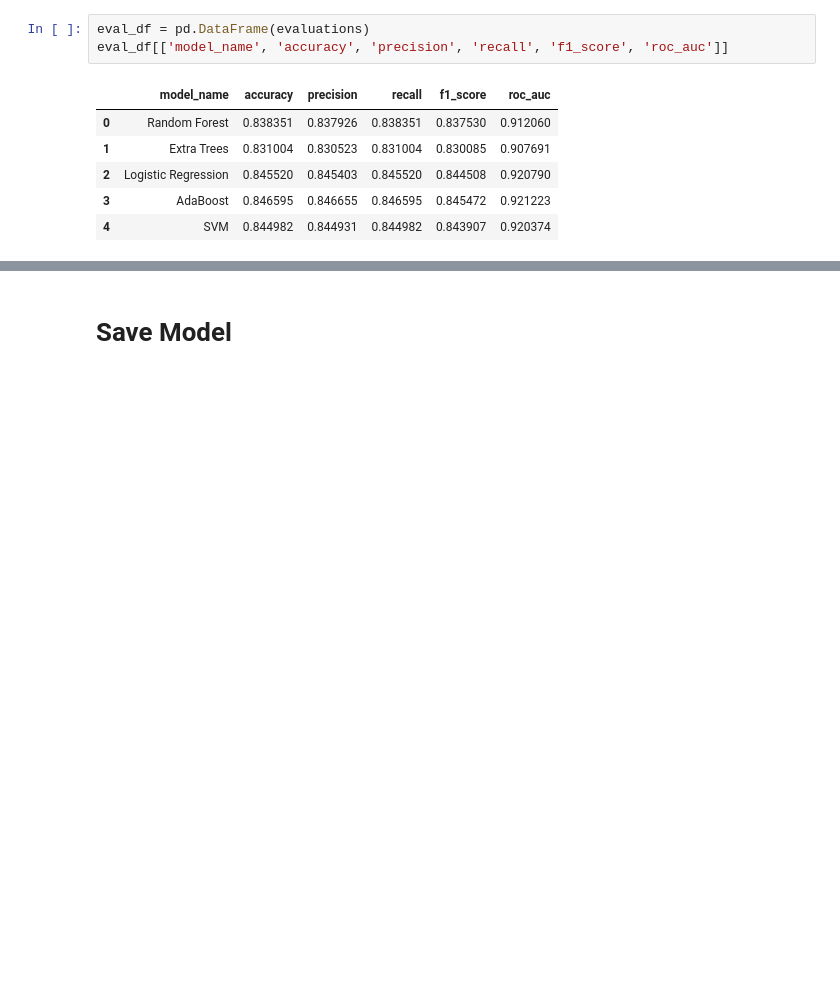
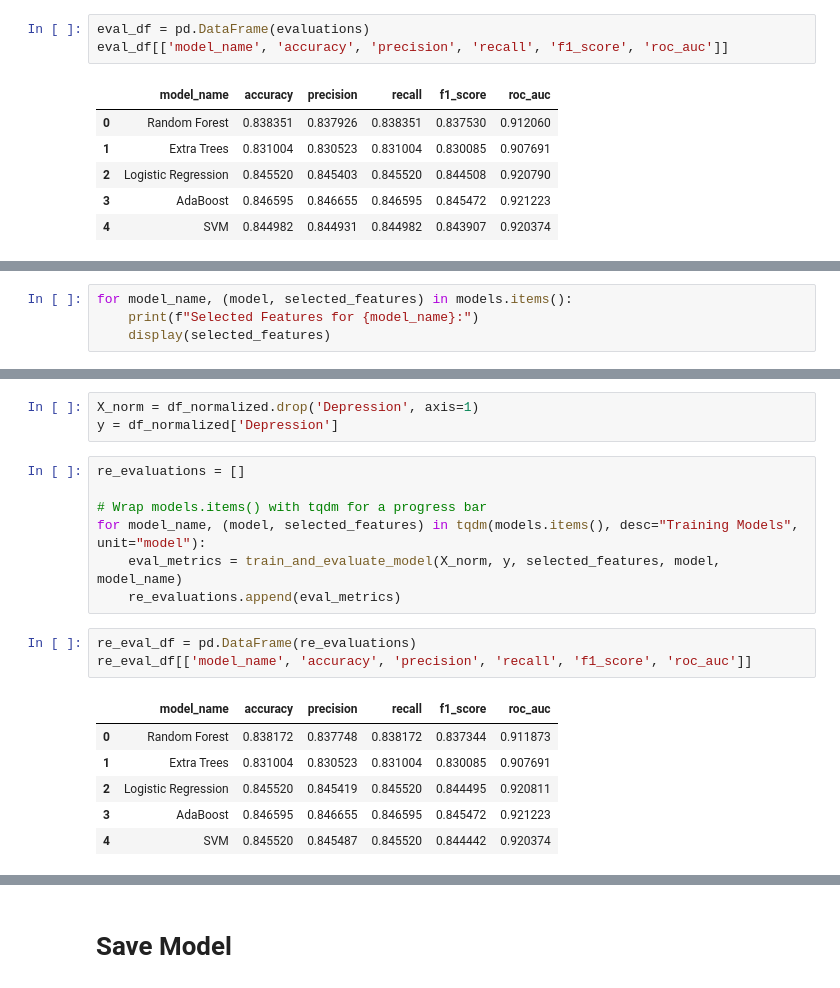
Before and after one commit to arguto1993/depression-risk-classification, a Jupyter notebook: classification.ipynb, the cells around one changed output, grey strips where cells are left out. Cells and saved outputs as stored; diff of their text form; blank space fills up the shorter version.

```diff
--- a/classification.ipynb
+++ b/classification.ipynb
@@ -446,0 +445,4 @@ Actual 0          529         1819
+# %%
+for model_name, (model, selected_features) in models.items():
+    print(f"Selected Features for {model_name}:")
+    display(selected_features)
@@ -446,0 +513,20 @@ Actual 0          529         1819
+# %%
+X_norm = df_normalized.drop('Depression', axis=1)
+y = df_normalized['Depression']
+# %%
+re_evaluations = []
+
+# Wrap models.items() with tqdm for a progress bar
+for model_name, (model, selected_features) in tqdm(models.items(), desc="Training Models", unit="model"):
+    eval_metrics = train_and_evaluate_model(X_norm, y, selected_features, model, model_name)
+    re_evaluations.append(eval_metrics)
+# %%
+re_eval_df = pd.DataFrame(re_evaluations)
+re_eval_df[['model_name', 'accuracy', 'precision', 'recall', 'f1_score', 'roc_auc']]
+# %% [output]
+|  | model_name | accuracy | precision | recall | f1_score | roc_auc |
+| 0 | Random Forest | 0.838172 | 0.837748 | 0.838172 | 0.837344 | 0.911873 |
+| 1 | Extra Trees | 0.831004 | 0.830523 | 0.831004 | 0.830085 | 0.907691 |
+| 2 | Logistic Regression | 0.845520 | 0.845419 | 0.845520 | 0.844495 | 0.920811 |
+| 3 | AdaBoost | 0.846595 | 0.846655 | 0.846595 | 0.845472 | 0.921223 |
+| 4 | SVM | 0.845520 | 0.845487 | 0.845520 | 0.844442 | 0.920374 |
```
Also changed, not shown: parts of 12 cells of this notebook.
